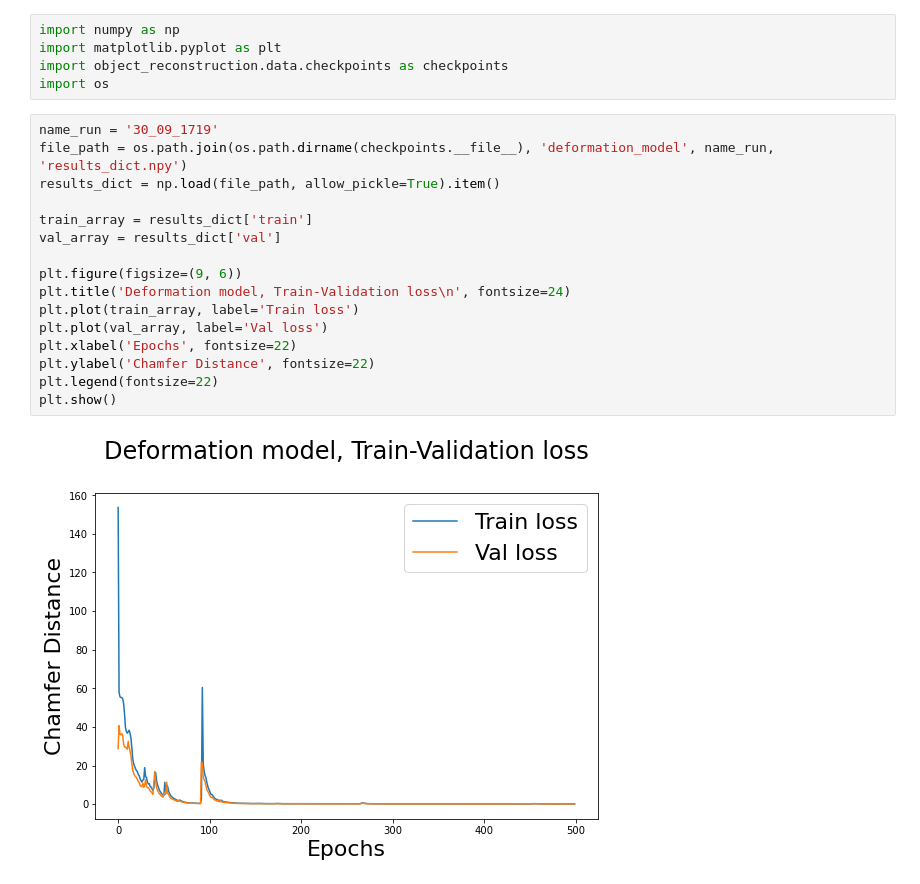
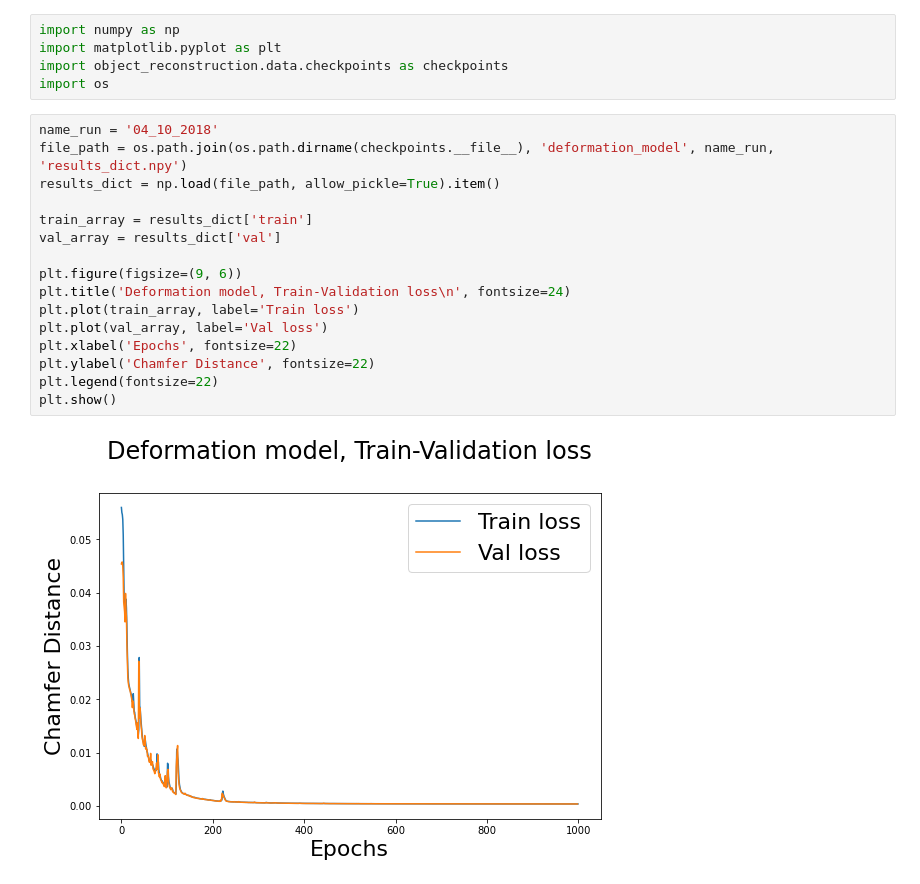
Before and after one commit to maurock/object_reconstruction, a Jupyter notebook: object_reconstruction/scripts/plot_deformation_results.ipynb, the cells around one changed output. Saved outputs shown, nothing was run; the diff lists cells and outputs as text.

```diff
--- a/object_reconstruction/scripts/plot_deformation_results.ipynb
+++ b/object_reconstruction/scripts/plot_deformation_results.ipynb
@@ -6,20 +6,20 @@ import matplotlib.pyplot as plt
 import object_reconstruction.data.checkpoints as checkpoints
 import os
 # %%
-name_run = '30_09_1719'
+name_run = '04_10_2018'
 file_path = os.path.join(os.path.dirname(checkpoints.__file__), 'deformation_model', name_run, 'results_dict.npy')
 results_dict = np.load(file_path, allow_pickle=True).item()
 
 train_array = results_dict['train']
 val_array = results_dict['val']
 
 plt.figure(figsize=(9, 6))
 plt.title('Deformation model, Train-Validation loss\n', fontsize=24)
 plt.plot(train_array, label='Train loss')
 plt.plot(val_array, label='Val loss')
 plt.xlabel('Epochs', fontsize=22)
 plt.ylabel('Chamfer Distance', fontsize=22)
 plt.legend(fontsize=22)
 plt.show()
 # %% [output]
-[figure, old version]
+[figure, new version]
```
Also changed, not shown: 8 other files.
